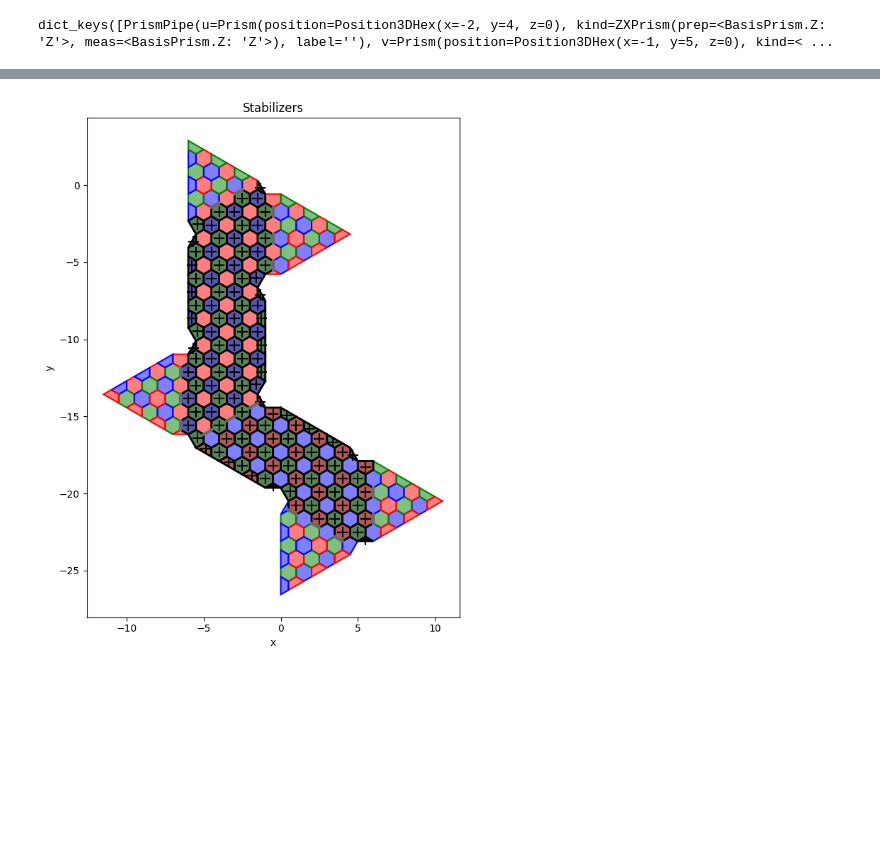
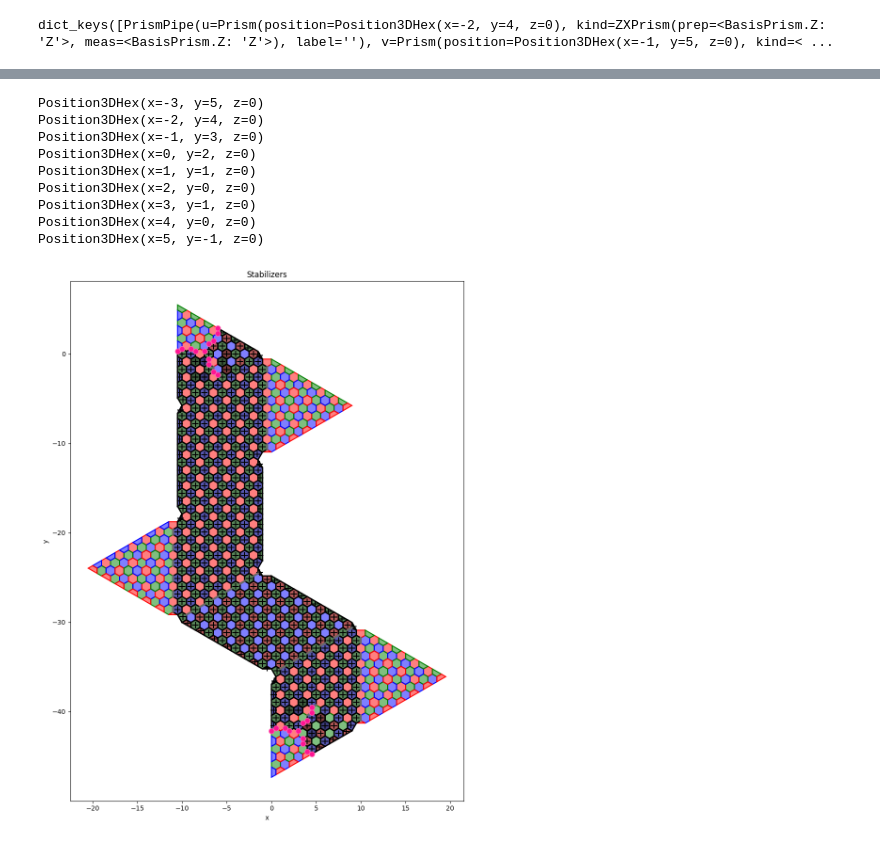
Before and after one commit to LSHerzog/tqec, a Jupyter notebook: temp-laura/stabilizer_product_test_260315.ipynb, the cells around one changed output, grey strips where cells are left out. Drawn from its saved outputs; the diff is of its cells as text; code cells hidden in the pictures; blank space fills up the shorter version.

```diff
--- a/temp-laura/stabilizer_product_test_260315.ipynb
+++ b/temp-laura/stabilizer_product_test_260315.ipynb
@@ -22,6 +22,7 @@ def plot_position_dict(
     size,
     color_assignment: dict[tuple, str],
     stabilizer_product: list[list[Position3DHex]] | None = None,
+    star_operators = None
 ) -> plt.Figure:
     """Plot Position3DHex positions using their to_euclidean coords."""
     fig, ax = plt.subplots(figsize=size)
@@ -63,6 +64,17 @@ def plot_position_dict(
             pts = np.array([p.to_euclidean()[:2] for p in stab])
             ax.plot(pts[:, 0], pts[:, 1], color="dimgray", linewidth=3.0, zorder=6)
 
+    if star_operators is not None:
+        for star_operator in star_operators:
+            for pos in star_operator:
+                pt = pos.to_euclidean()[:2]
+                ax.plot(
+                    pt[0], pt[1],
+                    marker="o", markersize=8,
+                    color="deeppink", markeredgecolor="hotpink",
+                    linewidth=0, zorder=7,
+                )
+
     ax.autoscale_view()
     ax.set_aspect("equal")
     ax.set_xlabel("x")
@@ -122,5 +134,5 @@ g.view_as_html()
 <tqec.interop.collada.html_viewer._ColladaHTMLViewer at 0x...>
 # %%
 z=0
-d=7
+d=13
 stabs_x, stabs_z, _, dct_single_type_stabs, dct_patch_stabilizers = g.stabilizers_timeslice(z,d)
@@ -152,2 +151,2 @@ dict_keys([Prism(position=Position3DHex(x=-1, y=5, z=0), kind=<tqec.computation.
 # %%
-assignment, all_paths_stabilizer_product = g.stabilizer_product_timeslice(z, dct_single_type_stabs, dct_patch_stabilizers)
+assignment, all_paths, all_paths_stabilizer_product, stars = g.stabilizer_product_timeslice(z, d, dct_single_type_stabs, dct_patch_stabilizers)
@@ -154,5 +164,16 @@ assignment, all_paths_stabilizer_product = g.stabilizer_product_timeslice(z, dct
 # %%
-idx = 5
-plot_position_dict(size = (8,8), color_assignment=assignment, stabilizer_product = all_paths_stabilizer_product[idx])
+idx = 6
+for el in all_paths[idx]:
+    print(el)
+plot_position_dict(size = (12,12), color_assignment=assignment, stabilizer_product = all_paths_stabilizer_product[idx], star_operators = stars[idx])
 # %% [output]
+Position3DHex(x=-3, y=5, z=0)
+Position3DHex(x=-2, y=4, z=0)
+Position3DHex(x=-1, y=3, z=0)
+Position3DHex(x=0, y=2, z=0)
+Position3DHex(x=1, y=1, z=0)
+Position3DHex(x=2, y=0, z=0)
+Position3DHex(x=3, y=1, z=0)
+Position3DHex(x=4, y=0, z=0)
+Position3DHex(x=5, y=-1, z=0)
-[figure, old version]
+[figure, new version]
```
Also changed, not shown: parts of 6 cells of this notebook, 1 other file.
